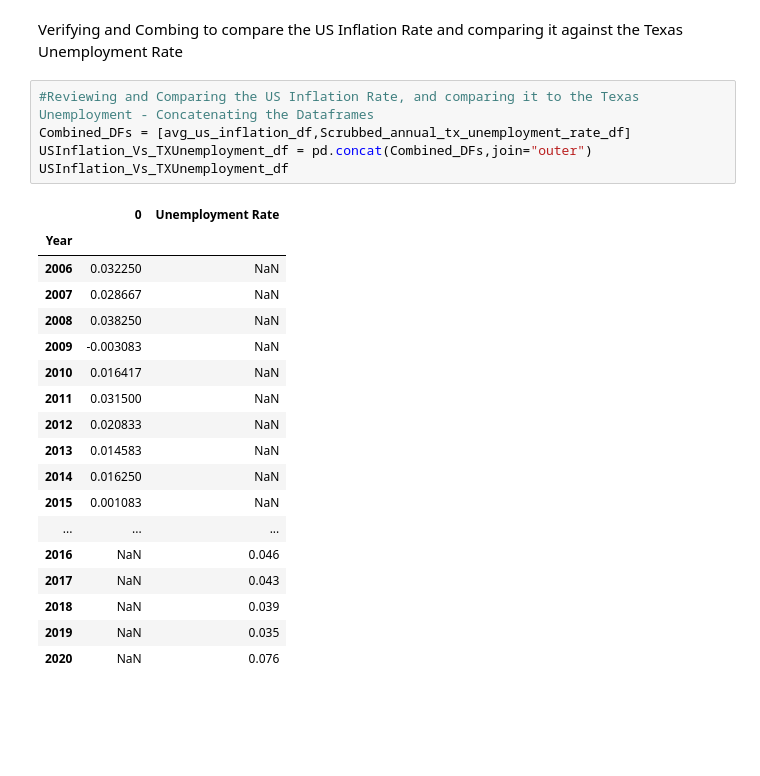
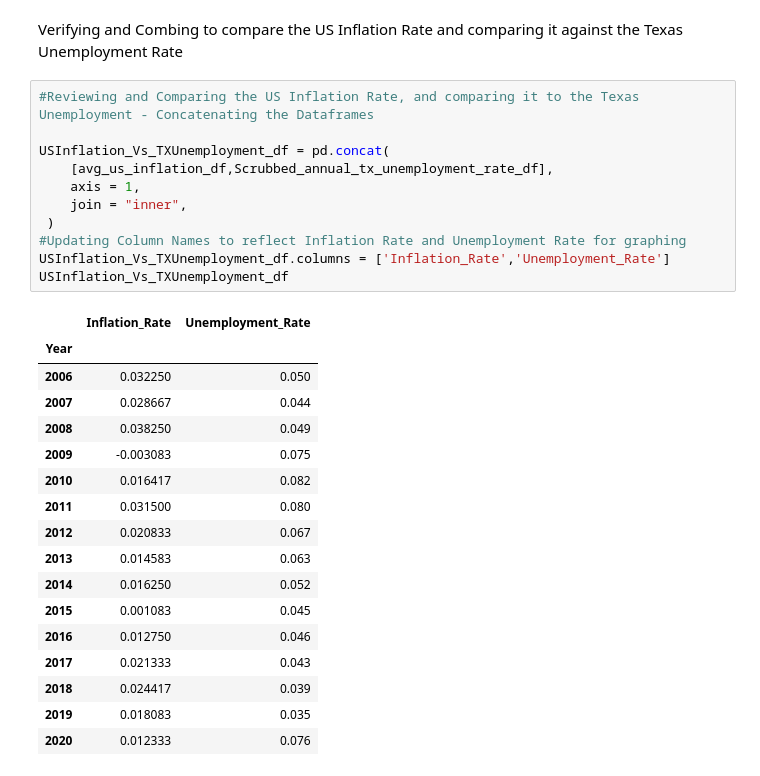
Before and after one commit to JuneB2021/Project1, a Jupyter notebook: Analytics File/Unemployment_AA.ipynb, the cells around one changed output. Drawn from its saved outputs; the diff is of its cells as text; blank space fills up the shorter version.

Commit message:
Updates to Files with Graphs - AA

```diff
--- a/Analytics File/Unemployment_AA.ipynb
+++ b/Analytics File/Unemployment_AA.ipynb
@@ -212,25 +224,30 @@ Scrubbed_annual_tx_unemployment_rate_df.hvplot.bar(
 Verifying and Combing to compare the US Inflation Rate and comparing it against the Texas Unemployment Rate
 # %%
 #Reviewing and Comparing the US Inflation Rate, and comparing it to the Texas Unemployment - Concatenating the Dataframes
-Combined_DFs = [avg_us_inflation_df,Scrubbed_annual_tx_unemployment_rate_df]
-USInflation_Vs_TXUnemployment_df = pd.concat(Combined_DFs,join="outer")
+
+USInflation_Vs_TXUnemployment_df = pd.concat(
+    [avg_us_inflation_df,Scrubbed_annual_tx_unemployment_rate_df],
+    axis = 1,
+    join = "inner",
+ )
+#Updating Column Names to reflect Inflation Rate and Unemployment Rate for graphing
+USInflation_Vs_TXUnemployment_df.columns = ['Inflation_Rate','Unemployment_Rate']
 USInflation_Vs_TXUnemployment_df
 # %% [output]
-|  | 0 | Unemployment Rate |
+|  | Inflation_Rate | Unemployment_Rate |
 | Year |  |  |
-| 2006 | 0.032250 | NaN |
-| 2007 | 0.028667 | NaN |
-| 2008 | 0.038250 | NaN |
-| 2009 | -0.003083 | NaN |
-| 2010 | 0.016417 | NaN |
-| 2011 | 0.031500 | NaN |
-| 2012 | 0.020833 | NaN |
-| 2013 | 0.014583 | NaN |
-| 2014 | 0.016250 | NaN |
-| 2015 | 0.001083 | NaN |
-| ... | ... | ... |
-| 2016 | NaN | 0.046 |
-| 2017 | NaN | 0.043 |
-| 2018 | NaN | 0.039 |
-| 2019 | NaN | 0.035 |
-| 2020 | NaN | 0.076 |
+| 2006 | 0.032250 | 0.050 |
+| 2007 | 0.028667 | 0.044 |
+| 2008 | 0.038250 | 0.049 |
+| 2009 | -0.003083 | 0.075 |
+| 2010 | 0.016417 | 0.082 |
+| 2011 | 0.031500 | 0.080 |
+| 2012 | 0.020833 | 0.067 |
+| 2013 | 0.014583 | 0.063 |
+| 2014 | 0.016250 | 0.052 |
+| 2015 | 0.001083 | 0.045 |
+| 2016 | 0.012750 | 0.046 |
+| 2017 | 0.021333 | 0.043 |
+| 2018 | 0.024417 | 0.039 |
+| 2019 | 0.018083 | 0.035 |
+| 2020 | 0.012333 | 0.076 |
```
Also changed, not shown: parts of 5 cells of this notebook.
